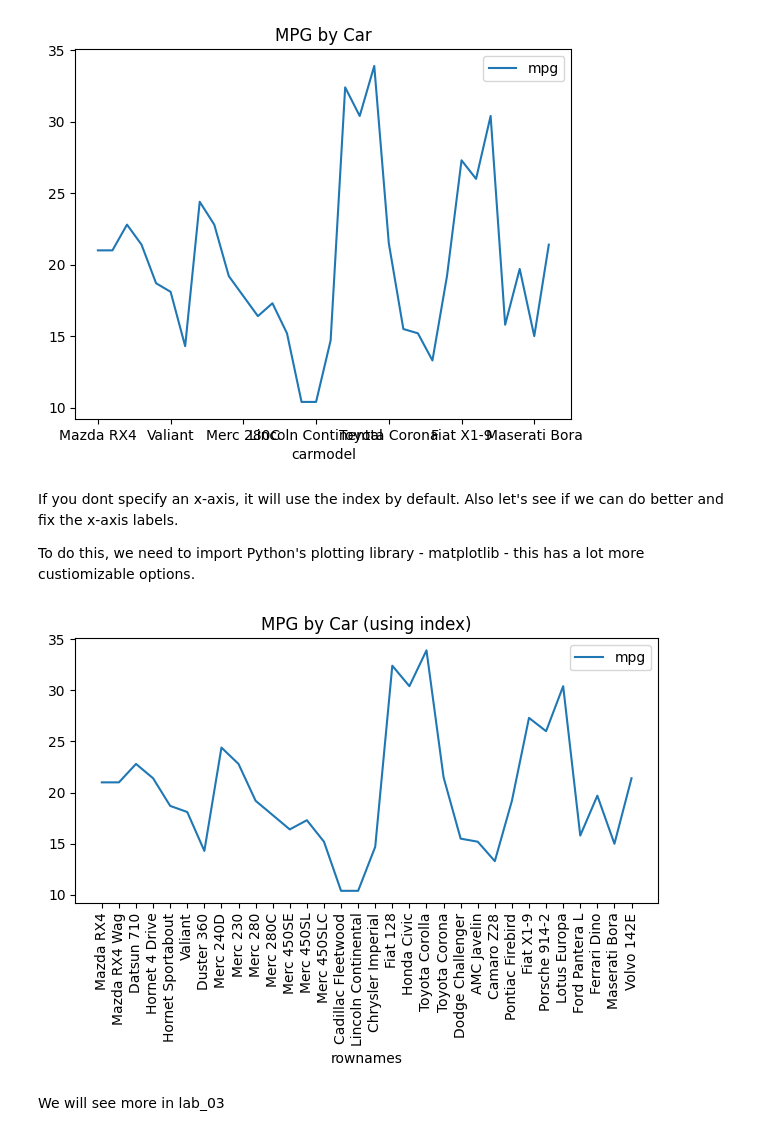
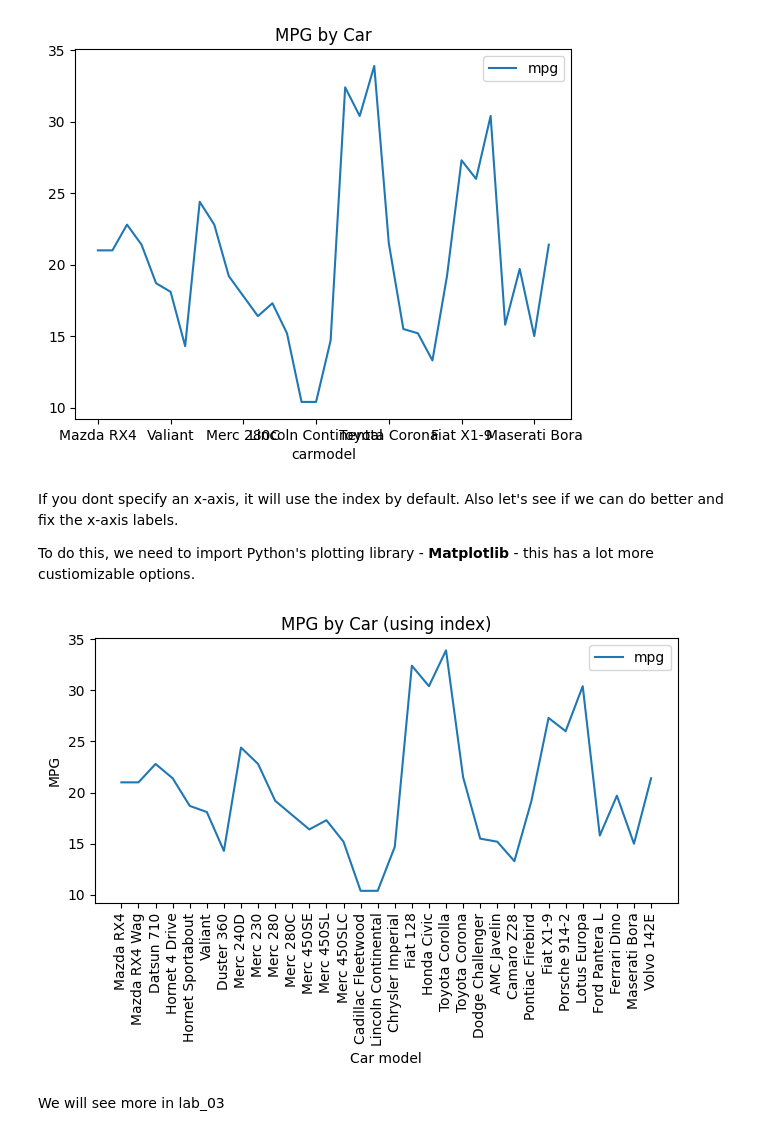
Before and after one commit to jamesmignone63-create/UofUtah_IS4487, a Jupyter notebook: Demos/demo_03_visualization_intro.ipynb, the cells around one changed output. Cells and saved outputs as stored; diff of their text form; code cells hidden in the pictures.

Commit message:
added code for last plot.

```diff
--- a/Demos/demo_03_visualization_intro.ipynb
+++ b/Demos/demo_03_visualization_intro.ipynb
@@ -98,16 +98,18 @@ df.plot(x='carmodel', y='mpg', kind='line', title="MPG by Car")
 # %% [markdown]
 If you dont specify an x-axis, it will use the index by default. Also let's see if we can do better and fix the x-axis labels.
 
-To do this, we need to import Python's plotting library - matplotlib - this has a lot more custiomizable options.
+To do this, we need to import Python's plotting library - **Matplotlib** - this has a lot more custiomizable options.
 # %%
 import matplotlib.pyplot as plt
 
 df.plot(y='mpg', kind='line', title="MPG by Car (using index)")   # index used for x-axis by default
 
 plt.xticks(ticks=range(len(df.index)), labels=df.index, rotation=90)   # show all car names as xticks, rotate 90 degrees
 plt.tight_layout() # Adjust layout to prevent labels from being cut off
+plt.xlabel("Car model")
+plt.ylabel("MPG")
 plt.show()   # show the plot
 # %% [output]
-[figure, old version]
+[figure, new version]
 # %% [markdown]
 We will see more in lab_03
```
